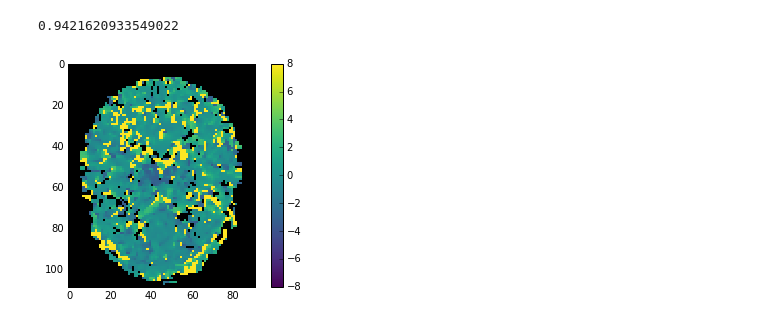
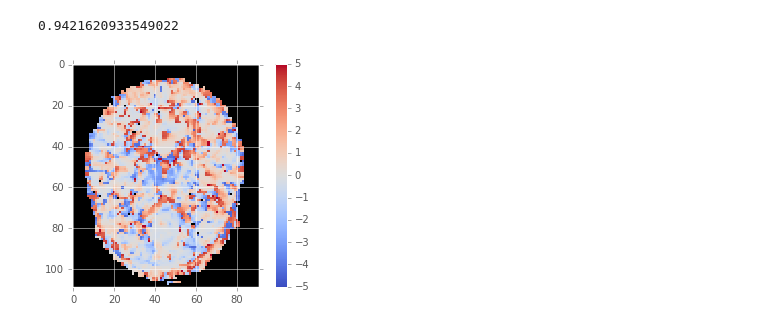
Before and after one commit to danlurie/lag_maps, a Jupyter notebook: notebooks/Cross-Correlation and Interpolation.ipynb, the cells around one changed output. Cells and saved outputs as stored; diff of their text form; code cells hidden in the pictures.

```diff
--- a/notebooks/Cross-Correlation and Interpolation.ipynb
+++ b/notebooks/Cross-Correlation and Interpolation.ipynb
@@ -186,7 +181,7 @@ parabolic(test_xcorr, 5)[0] - 4
 # %% [output]
 0.9421620933549022
 # %%
-lags = [-8, -7, -6, -5, -4, -3, -2, -1, 0, 1, 2, 3, 4, 5, 6, 7, 8]
+long_lags = [-8, -7, -6, -5, -4, -3, -2, -1, 0, 1, 2, 3, 4, 5, 6, 7, 8]
 # %%
 def gen_lag_map(epi_img, brain_mask_img, gm_mask_img, lags):
     epi_gm_masked = epi_img[gm_mask_img]
@@ -199,18 +194,20 @@ def gen_lag_map(epi_img, brain_mask_img, gm_mask_img, lags):
         #print(i)
         signal_b = voxel
         vox_xcorr = xcorr(signal_a, signal_b, lags)
-        xcorr_max = np.argmax(vox_xcorr)
-        if xcorr_max == 0:
-            interp_max = xcorr_max
-        elif xcorr_max == len(vox_xcorr)-1:
-            interp_max = xcorr_max
-        else:
-            interp_max = parabolic(vox_xcorr, xcorr_max)[0]
+        xcorr_maxima = signal.argrelmax(np.array(vox_xcorr), order=1)[0]
+        if len(xcorr_maxima) == 0:
+            interp_max = np.argmax(vox_xcorr)
+        elif len(xcorr_maxima) == 1:
+            interp_max = parabolic(vox_xcorr, xcorr_maxima[0])[0]
+            interp_max = interp_max - lag_index_correction
+        elif len(xcorr_maxima) > 1:
+            xpeak = xcorr_maxima[np.argmax(vox_xcorr[xcorr_maxima])]
+            interp_max = parabolic(vox_xcorr, xpeak)[0]
             interp_max = interp_max - lag_index_correction
         xcorr_array.append(interp_max)
     return(np.array(xcorr_array))
 # %%
-test_out = gen_lag_map(epi_img, brain_mask_img, gm_mask_img, lags)
+test_out = gen_lag_map(epi_img, brain_mask_img, gm_mask_img, lags_pm5)
 # %%
 unmasked_data = np.zeros(brain_mask_img.shape, dtype=test_out.dtype)
 unmasked_data[brain_mask_img] = test_out
@@ -218,12 +215,15 @@ unmasked_data[brain_mask_img] = test_out
 a = np.ma.masked_where(unmasked_data == 0, unmasked_data)
 # %%
 from ipywidgets import interact, IntSlider
+# %%
+cwb = plt.cm.coolwarm
+cwb.set_bad(color='black')
 # %%
 slice_slider = IntSlider(min=0, max=91, step1=1, value=45)
 # decorate the plot function with an environment from the UIs:
 @interact(slice_select=slice_slider)
 def slice_viewer(slice_select):
-    plt.imshow(a.T[slice_select,:,:], cmap='viridis', vmin=-8, vmax=8, interpolation='Nearest')
+    plt.imshow(a.T[slice_select,:,:], cmap=cwb, vmin=-5, vmax=5, interpolation='none')
     plt.colorbar()
 # %% [output]
-[figure, old version]
+[figure, new version]
```
Also changed, not shown: parts of 11 cells of this notebook.
